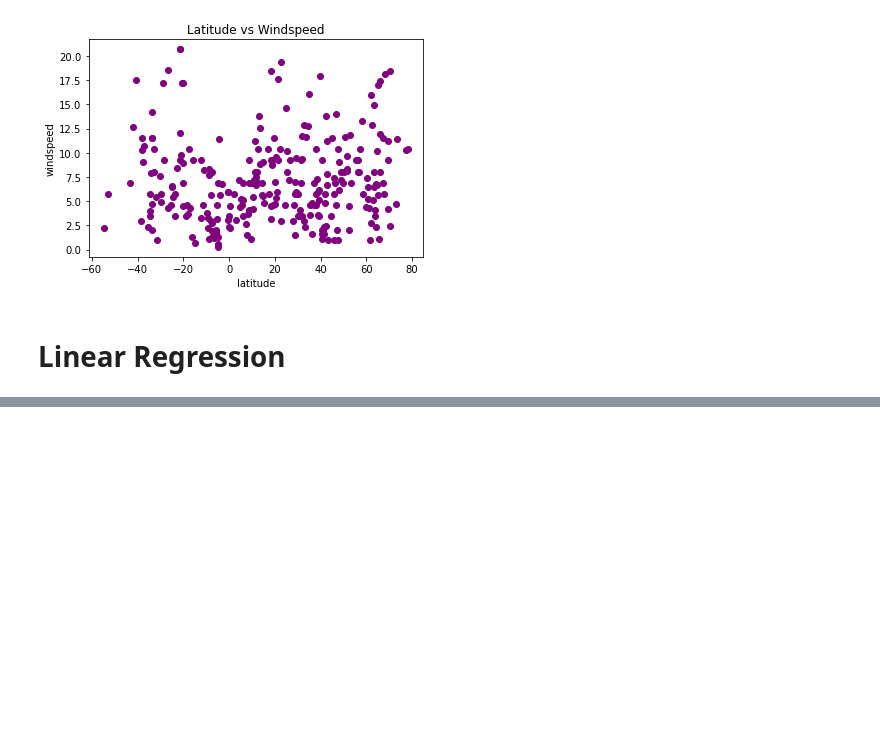
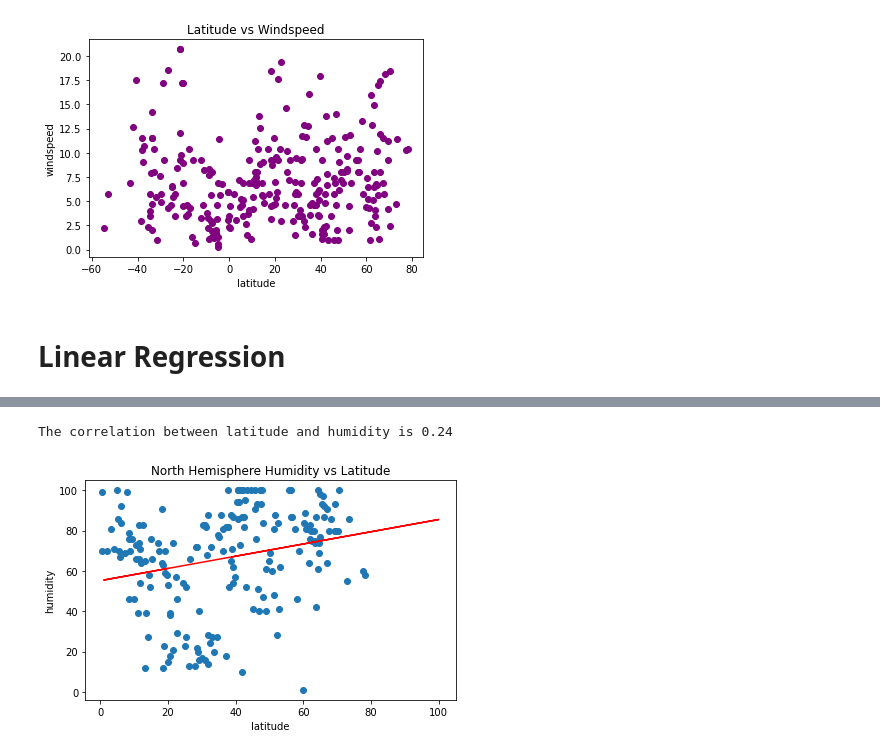
Before and after one commit to josiedeleon/Python-API--Challenge, a Jupyter notebook: WeatherPy/WeatherPy.ipynb, the cells around one changed output, grey strips where cells are left out. Saved outputs shown, nothing was run; the diff lists cells and outputs as text; code cells hidden in the pictures; blank space fills up the shorter version.

```diff
--- a/WeatherPy/WeatherPy.ipynb
+++ b/WeatherPy/WeatherPy.ipynb
@@ -224,0 +213,17 @@ The correlation between latitude and temperature is -0.87
+# %%
+#Northern Hemisphere - Humidity (%) vs. Latitude
+correlation = round(st.pearsonr(north_hemisphere["latitude"], north_hemisphere["humidity"])[0],2)
+print(f"The correlation between latitude and humidity is {correlation}")
+graph = st.linregress(north_hemisphere["latitude"], north_hemisphere["humidity"])
+y_values = north_hemisphere["humidity"]*graph[0]+graph[1]
+
+plt.scatter(north_hemisphere["latitude"],north_hemisphere["humidity"])
+plt.plot(north_hemisphere["humidity"],y_values,color='red')
+plt.xlabel("latitude")
+plt.ylabel("humidity")
+plt.title("North Hemisphere Humidity vs Latitude")
+plt.tight_layout()
+plt.savefig("output_data/north_hem_humid_lat.png")
+# %% [output]
+The correlation between latitude and humidity is 0.24
+[figure, added]
```
Also changed, not shown: parts of 18 cells of this notebook, 7 other files.
